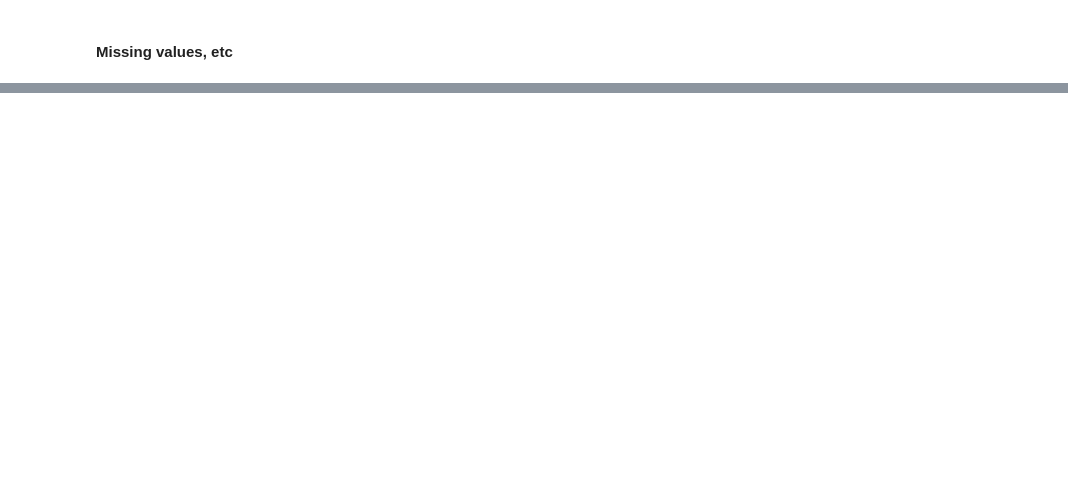
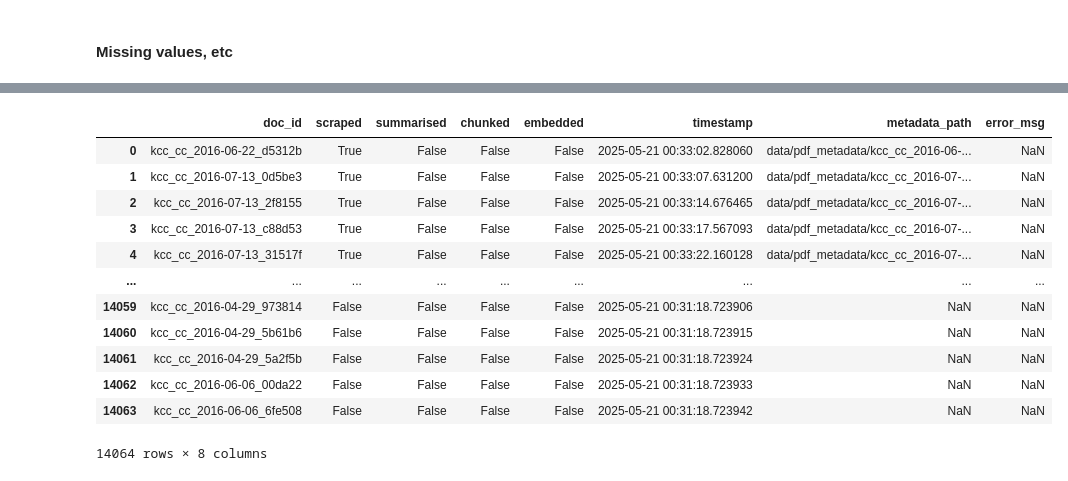
Before and after one commit to lusavkaedu/council-assistant, a Jupyter notebook: notebooks/Dashboard.ipynb, the cells around one changed output, grey strips where cells are left out. Cells and saved outputs as stored; diff of their text form; code cells hidden in the pictures; blank space fills up the shorter version.

```diff
--- a/notebooks/Dashboard.ipynb
+++ b/notebooks/Dashboard.ipynb
@@ -205 +233,17 @@ Executive Decision Report
 Name: count, dtype: int64
+# %%
+pdf_manifest
+# %% [output]
+|  | doc_id | scraped | summarised | chunked | embedded | timestamp | metadata_path | error_msg |
+| 0 | kcc_cc_2016-06-22_d5312b | True | False | False | False | 2025-05-21 00:33:02.828060 | data/pdf_metadata/kcc_cc_2016-06-... | NaN |
+| 1 | kcc_cc_2016-07-13_0d5be3 | True | False | False | False | 2025-05-21 00:33:07.631200 | data/pdf_metadata/kcc_cc_2016-07-... | NaN |
+| 2 | kcc_cc_2016-07-13_2f8155 | True | False | False | False | 2025-05-21 00:33:14.676465 | data/pdf_metadata/kcc_cc_2016-07-... | NaN |
+| 3 | kcc_cc_2016-07-13_c88d53 | True | False | False | False | 2025-05-21 00:33:17.567093 | data/pdf_metadata/kcc_cc_2016-07-... | NaN |
+| 4 | kcc_cc_2016-07-13_31517f | True | False | False | False | 2025-05-21 00:33:22.160128 | data/pdf_metadata/kcc_cc_2016-07-... | NaN |
+| ... | ... | ... | ... | ... | ... | ... | ... | ... |
+| 14059 | kcc_cc_2016-04-29_973814 | False | False | False | False | 2025-05-21 00:31:18.723906 | NaN | NaN |
+| 14060 | kcc_cc_2016-04-29_5b61b6 | False | False | False | False | 2025-05-21 00:31:18.723915 | NaN | NaN |
+| 14061 | kcc_cc_2016-04-29_5a2f5b | False | False | False | False | 2025-05-21 00:31:18.723924 | NaN | NaN |
+| 14062 | kcc_cc_2016-06-06_00da22 | False | False | False | False | 2025-05-21 00:31:18.723933 | NaN | NaN |
+| 14063 | kcc_cc_2016-06-06_6fe508 | False | False | False | False | 2025-05-21 00:31:18.723942 | NaN | NaN |
+14064 rows × 8 columns
```
Also changed, not shown: parts of 5 cells of this notebook, 2 other files.
